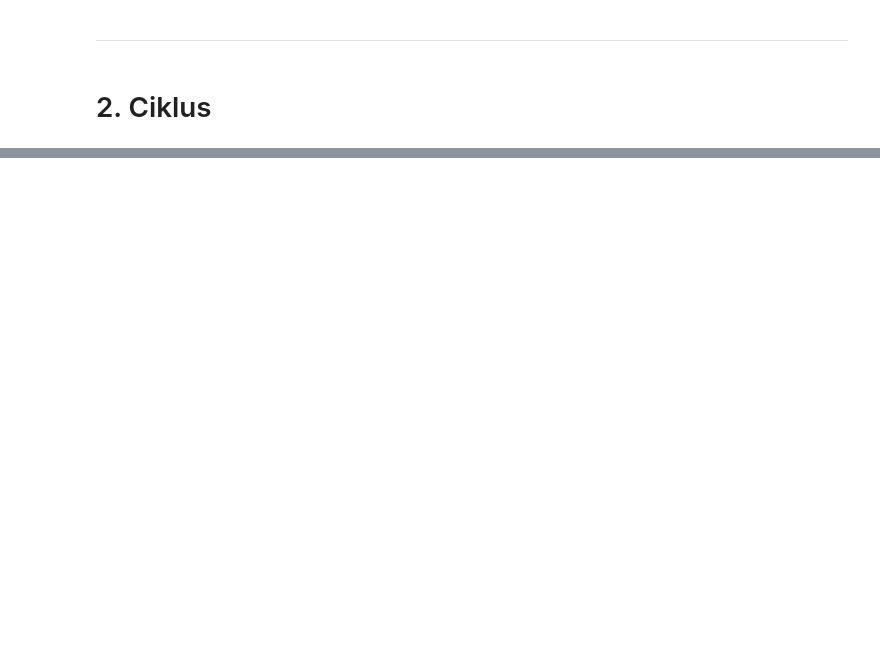
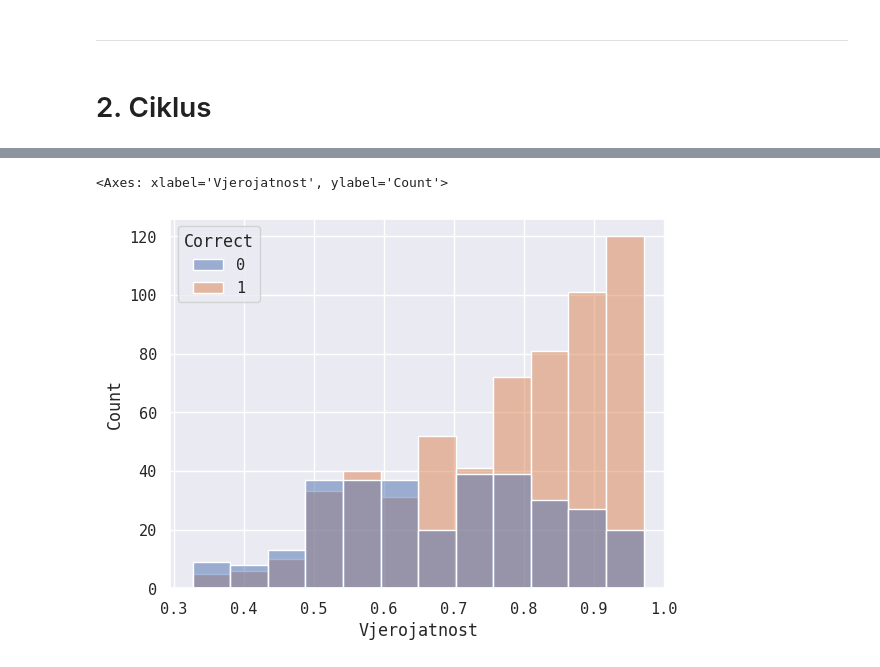
Before and after one commit to emadonev/morfologija_galaksija, a Jupyter notebook: galaxy_morph/nbs/results_graphs.ipynb, the cells around one changed output, grey strips where cells are left out. Drawn from its saved outputs; the diff is of its cells as text; code cells hidden in the pictures; blank space fills up the shorter version.

```diff
--- a/galaxy_morph/nbs/results_graphs.ipynb
+++ b/galaxy_morph/nbs/results_graphs.ipynb
@@ -234,0 +297,5 @@ per_class
+# %%
+sns.histplot(class_probs[class_probs['Predikcija'] == 4], x='Vjerojatnost', hue='Correct')
+# %% [output]
+<Axes: xlabel='Vjerojatnost', ylabel='Count'>
+[figure, added]
```
Also changed, not shown: parts of 27 cells of this notebook, 2 other files.
